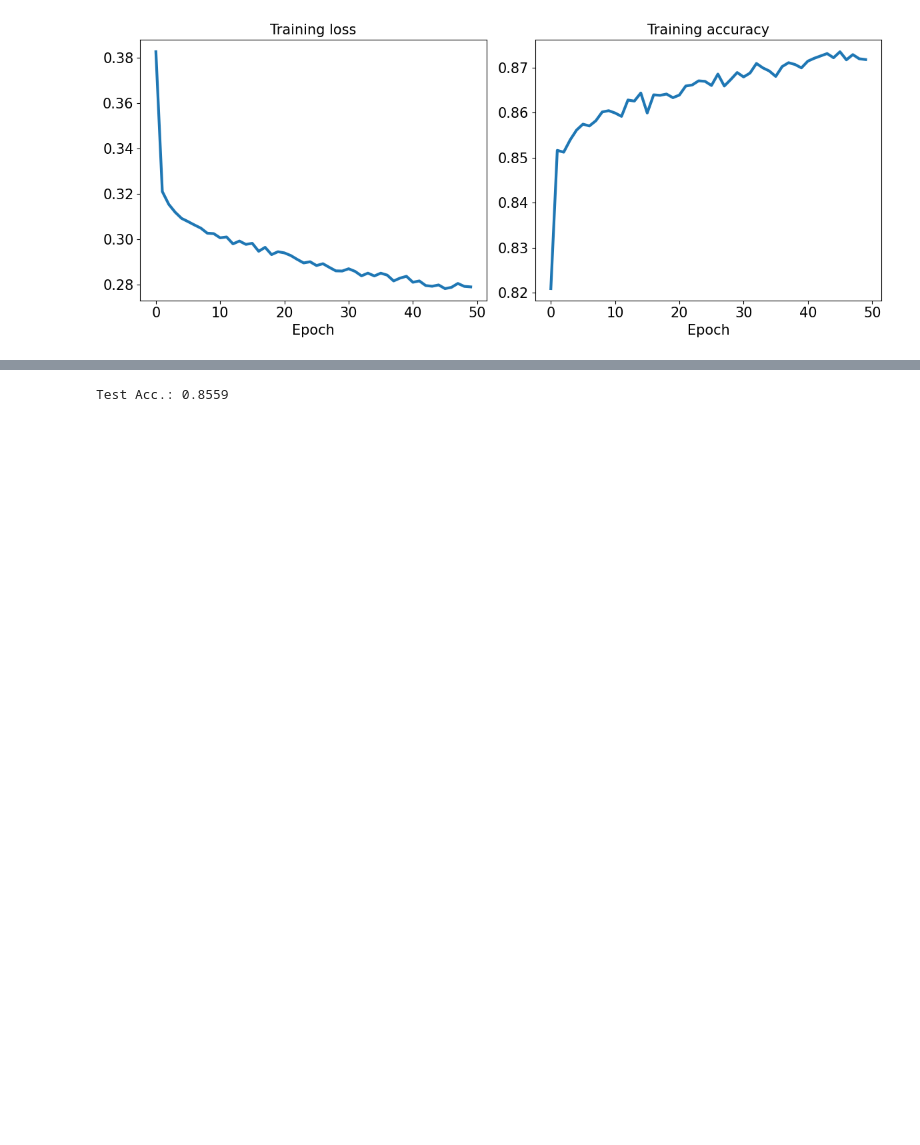
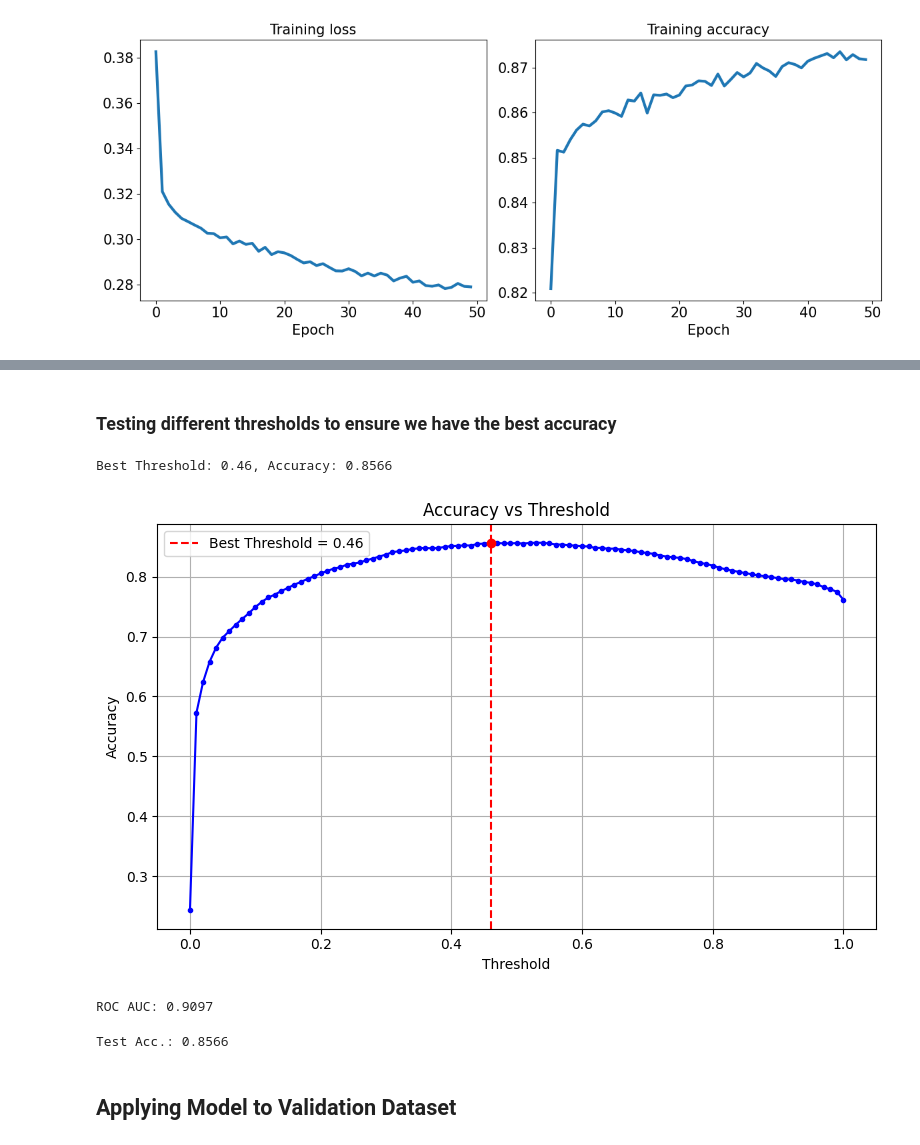
Before and after one commit to benmikeand/DASC41103_projects_team2, a Jupyter notebook: projects/project_2/code/part_1.ipynb, the cells around one changed output, grey strips where cells are left out. Saved outputs shown, nothing was run; the diff lists cells and outputs as text; code cells hidden in the pictures; blank space fills up the shorter version.

Commit message:
created output file, added test of different thresholds for best accuracy

```diff
--- a/projects/project_2/code/part_1.ipynb
+++ b/projects/project_2/code/part_1.ipynb
@@ -578,15 +563,74 @@ Model_2(
+# %% [markdown]
+### Testing different thresholds to ensure we have the best accuracy
+# %%
+# evaluate best model on test set across different thresholds
+best_model.eval()
+
+# convert to probabilities
+pred_probs = torch.sigmoid(best_model(X_test))
+
+# thresholds from 0 to 1
+thresholds = np.linspace(0, 1, 101)  # from 0.0 to 1.0
+accuracies = []
+
+# calculate accuracy for each threshold
+for t in thresholds:
+    pred_labels = (pred_probs.squeeze(1) >= t).float()
+    accuracy = (pred_labels == y_test).float().mean().item()
+    accuracies.append(accuracy)
+
+# Find best threshold
+best_idx = np.argmax(accuracies)
+best_threshold = thresholds[best_idx]
+print(f"Best Threshold: {best_threshold:.2f}, Accuracy: {accuracies[best_idx]:.4f}")
+
+# Create the plot
+plt.figure(figsize=(8, 5))
+plt.plot(thresholds, accuracies, marker='o', markersize=3, linestyle='-', color='blue')
+plt.title('Accuracy vs Threshold')
+plt.xlabel('Threshold')
+plt.ylabel('Accuracy')
+plt.grid(True)
+
+# Highlight the best threshold
+best_accuracy = accuracies[best_idx]
+plt.axvline(best_threshold, color='red', linestyle='--', label=f'Best Threshold = {best_threshold:.2f}')
+plt.scatter(best_threshold, best_accuracy, color='red', zorder=5)
+plt.legend()
+
+# Save the plot
+plt.tight_layout()
+plt.savefig('accuracy_vs_threshold.png')
+# %% [output]
+Best Threshold: 0.46, Accuracy: 0.8566
+[figure, added]
+# %%
+# Calculate ROC AUC for the best model
+y_true = y_test.detach().numpy()
+y_scores = pred_probs.squeeze(1).detach().numpy()
+
+# false positive rate, true positive rate, thresholds
+fpr, tpr, roc_thresholds = roc_curve(y_true, y_scores)
+roc_auc = auc(fpr, tpr)
+
+print(f"ROC AUC: {roc_auc:.4f}")
+# %% [output]
+ROC AUC: 0.9097
 # %%
+# Load the best model and make final predictions on test set
 best_model.eval()
-# making predictions on the test set using the loaded model
+
 pred_test = best_model(X_test)
 
-# calculating the accuracy  on the test set using the loaded model
+# apply torch.sigmoid to conver outputs to probabilities
 pred_probs = torch.sigmoid(pred_test)
-pred_labels = (pred_probs.squeeze(1) >= 0.5).float()
+pred_labels = (pred_probs.squeeze(1) >= 0.46).float()
 
 # calculate accuracy
 accuracy = (pred_labels == y_test).float().mean()
 
 print(f'Test Acc.: {accuracy:.4f}')
 # %% [output]
-Test Acc.: 0.8559
+Test Acc.: 0.8566
+# %% [markdown]
+## Applying Model to Validation Dataset
```
Also changed, not shown: parts of 19 cells of this notebook, 2 other files.
